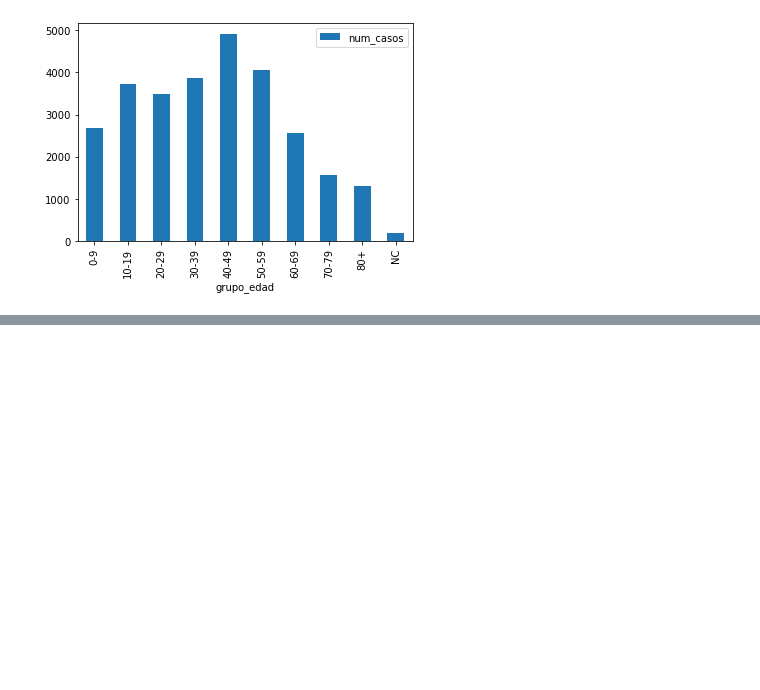
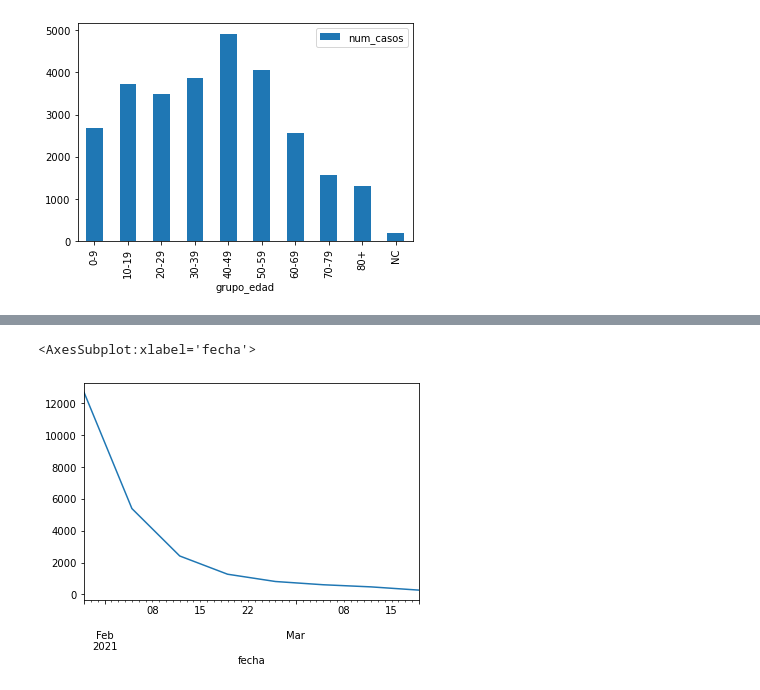
Before and after one commit to JoseBlanca/py_industriales, a Jupyter notebook: covid/con_jupyter/analysis_con_pandas.ipynb, the cells around one changed output, grey strips where cells are left out. Drawn from its saved outputs; the diff is of its cells as text; code cells hidden in the pictures; blank space fills up the shorter version.

```diff
--- a/covid/con_jupyter/analysis_con_pandas.ipynb
+++ b/covid/con_jupyter/analysis_con_pandas.ipynb
@@ -135,0 +172,5 @@ casos_por_provincia.plot.bar()
+# %%
+valencia_ultimo_mes.resample('7D').sum().plot(y='num_casos')
+# %% [output]
+<AxesSubplot:xlabel='fecha'>
+[figure, added]
```
Also changed, not shown: parts of 11 cells of this notebook, 3 other files.
